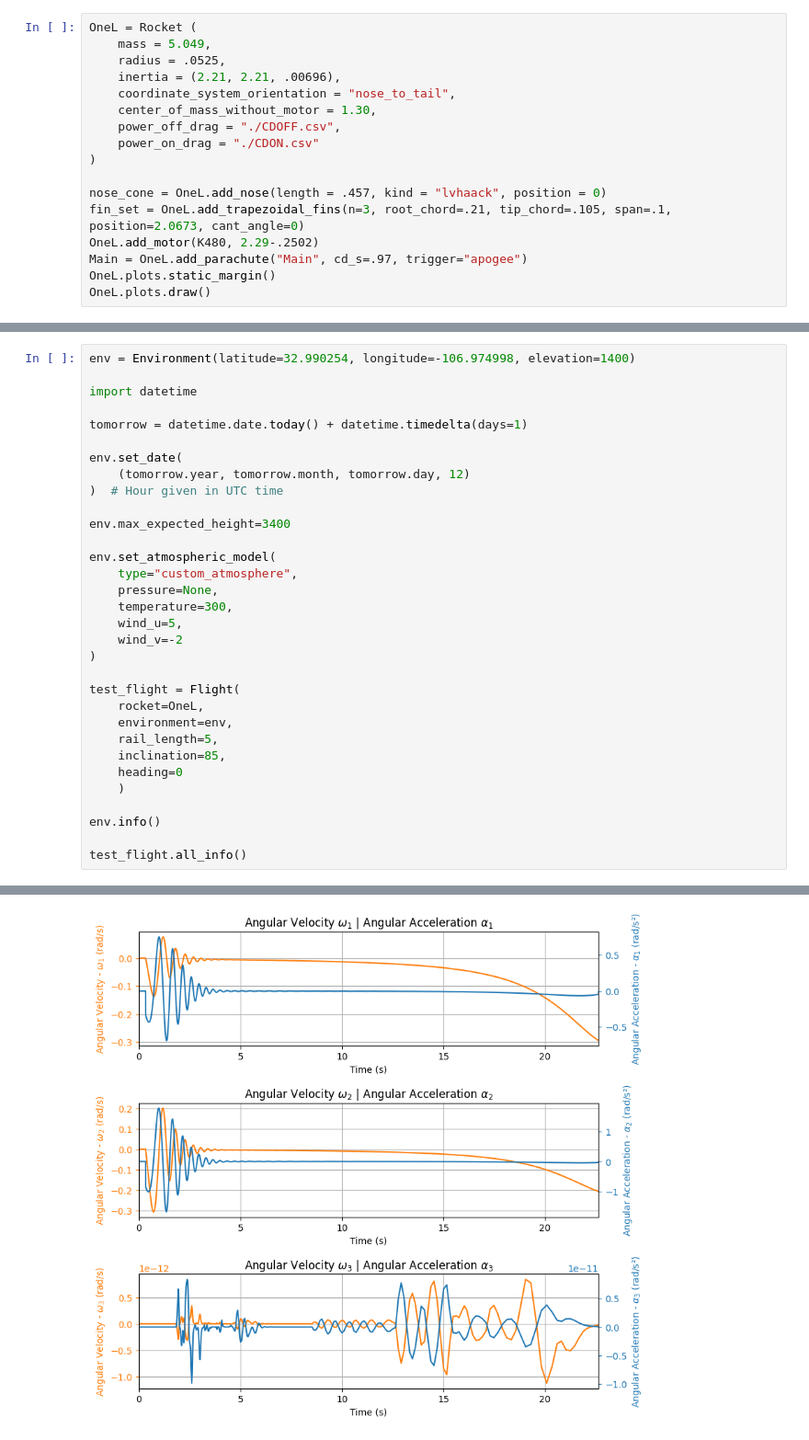
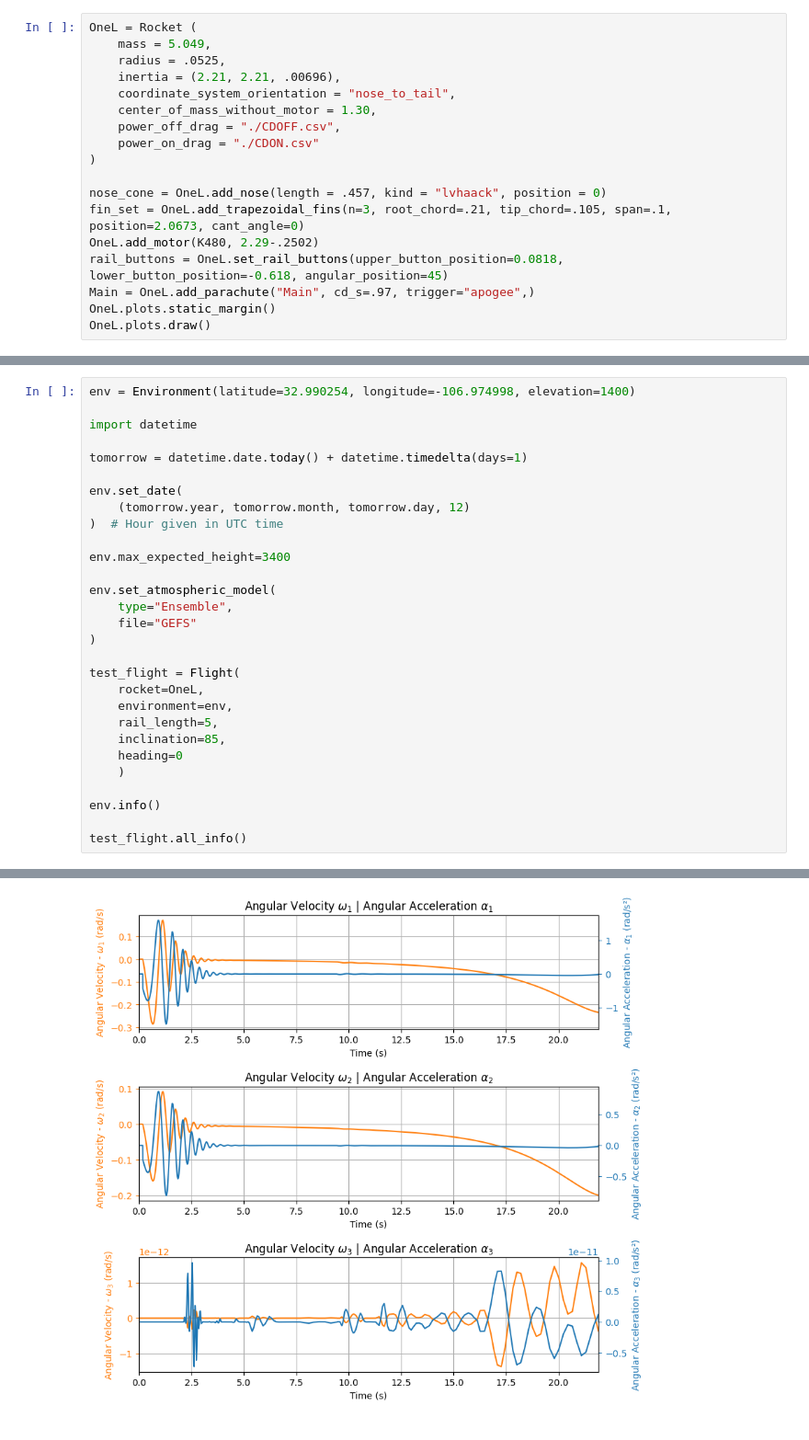
Before and after one commit to IanMeyer15/Test-Rocket, a Jupyter notebook: main.ipynb, the cells around one changed output, grey strips where cells are left out. Shown at 92% size. Drawn from its saved outputs; the diff is of its cells as text.

```diff
--- a/main.ipynb
+++ b/main.ipynb
@@ -55,7 +66,8 @@ OneL = Rocket (
 nose_cone = OneL.add_nose(length = .457, kind = "lvhaack", position = 0)
 fin_set = OneL.add_trapezoidal_fins(n=3, root_chord=.21, tip_chord=.105, span=.1, position=2.0673, cant_angle=0)
 OneL.add_motor(K480, 2.29-.2502)
-Main = OneL.add_parachute("Main", cd_s=.97, trigger="apogee")
+rail_buttons = OneL.set_rail_buttons(upper_button_position=0.0818, lower_button_position=-0.618, angular_position=45)
+Main = OneL.add_parachute("Main", cd_s=.97, trigger="apogee",)
 OneL.plots.static_margin()
 OneL.plots.draw()
 # %% [output]
@@ -75,11 +87,8 @@ env.set_date(
 env.max_expected_height=3400
 
 env.set_atmospheric_model(
-    type="custom_atmosphere",
-    pressure=None,
-    temperature=300,
-    wind_u=5,
-    wind_v=-2
+    type="Ensemble",
+    file="GEFS"
 )
 
 test_flight = Flight(
@@ -139,2 +148,2 @@ Path, Attitude and Lateral Attitude Angle plots
 Trajectory Angular Velocity and Acceleration Plots
-[figure, old version]
+[figure, new version]
```
Also changed, not shown: parts of 5 cells of this notebook, 6 other files.
